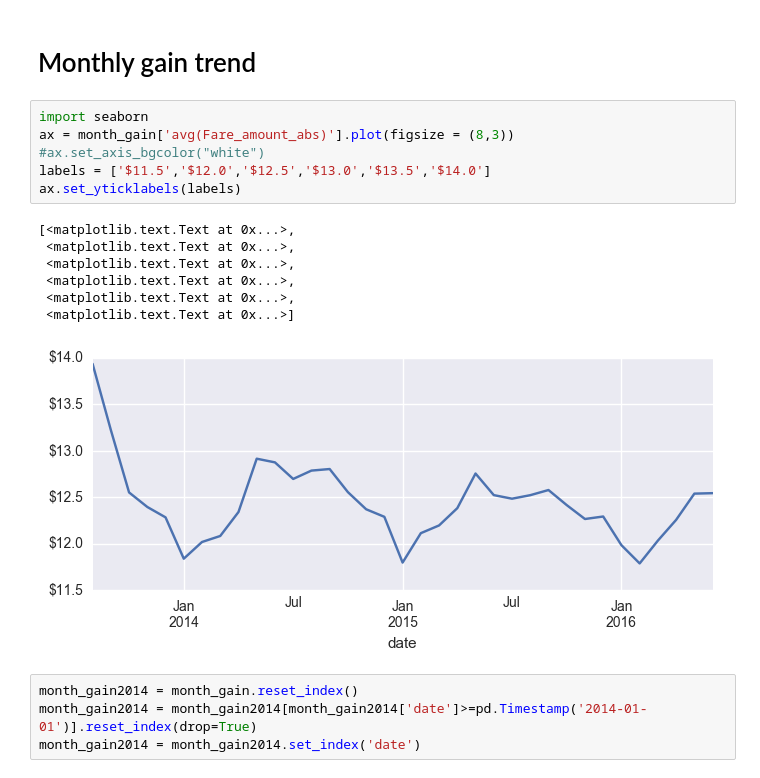
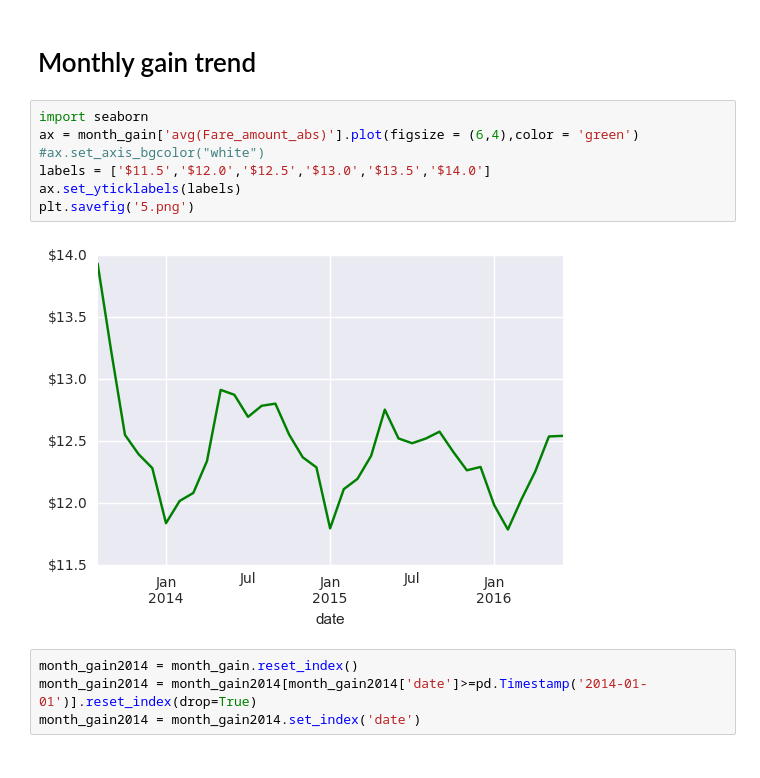
Before and after one commit to MiyainNYC/PySpark-Data-Challenge, a Jupyter notebook: Volume_VIZ.ipynb, the cells around one changed output. Saved outputs shown, nothing was run; the diff lists cells and outputs as text.

```diff
--- a/Volume_VIZ.ipynb
+++ b/Volume_VIZ.ipynb
@@ -555,18 +567,13 @@ month_gain.head()
  # Monthly gain trend
 # %%
 import seaborn
-ax = month_gain['avg(Fare_amount_abs)'].plot(figsize = (8,3))
+ax = month_gain['avg(Fare_amount_abs)'].plot(figsize = (6,4),color = 'green')
 #ax.set_axis_bgcolor("white")
 labels = ['$11.5','$12.0','$12.5','$13.0','$13.5','$14.0']
 ax.set_yticklabels(labels)
+plt.savefig('5.png')
 # %% [output]
-[<matplotlib.text.Text at 0x...>,
- <matplotlib.text.Text at 0x...>,
- <matplotlib.text.Text at 0x...>,
- <matplotlib.text.Text at 0x...>,
- <matplotlib.text.Text at 0x...>,
- <matplotlib.text.Text at 0x...>]
-[figure, old version]
+[figure, new version]
 # %%
 month_gain2014 = month_gain.reset_index()
 month_gain2014 = month_gain2014[month_gain2014['date']>=pd.Timestamp('2014-01-01')].reset_index(drop=True)
```
Also changed, not shown: parts of 69 cells of this notebook.
